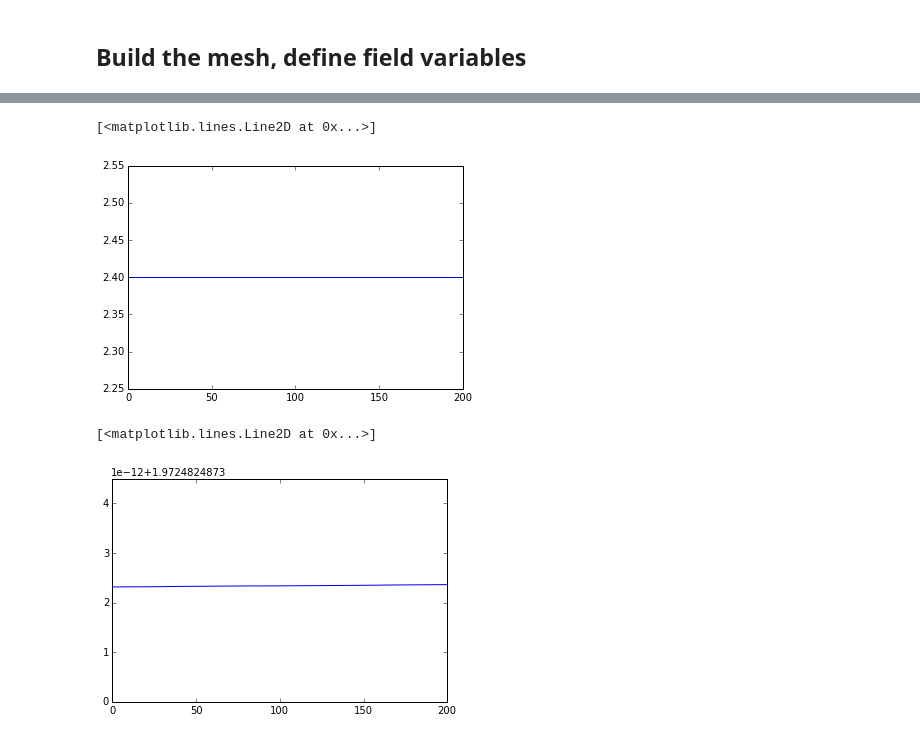
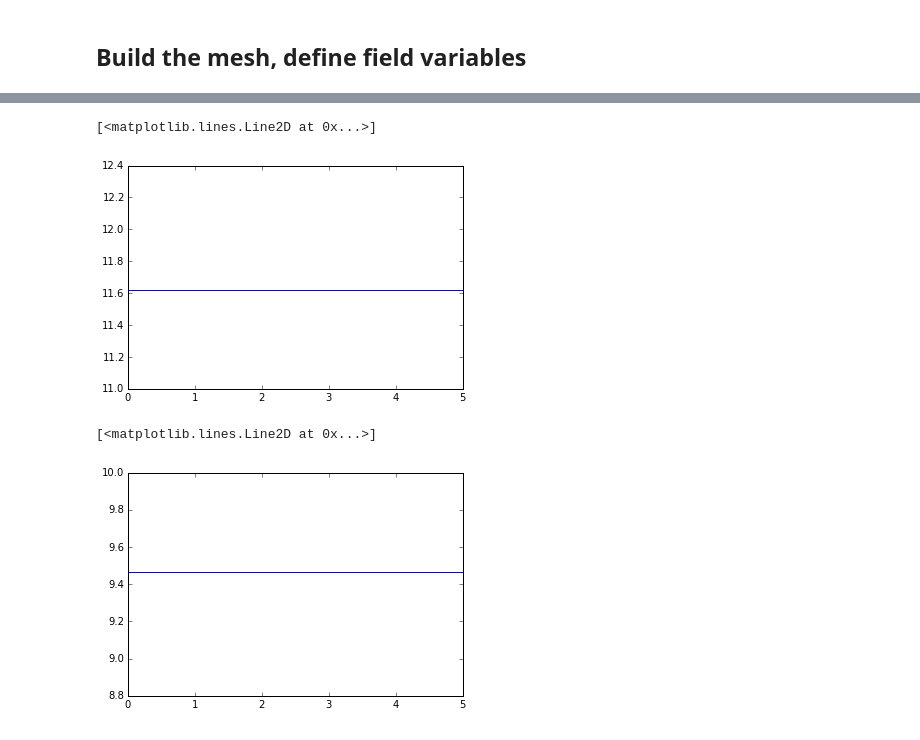
Before and after one commit to tkphd/KKS-binary-solidification, a Jupyter notebook: FiPy-KKS.ipynb, the cells around one changed output, grey strips where cells are left out. Cells and saved outputs as stored; diff of their text form; code cells hidden in the pictures.

```diff
--- a/FiPy-KKS.ipynb
+++ b/FiPy-KKS.ipynb
@@ -284,19 +520,16 @@ dt = Variable(1.0e-6) # initial timestep
 nx = ny = 64       # domain size
 dx = dy = 0.075    # mesh resolution
 
-
-# 1D Grid
-mesh = Grid1D(nx=nx, dx=dx)
-x = mesh.cellCenters
-dV = dx
-
 # 2D Grid
-#mesh = Grid2D(nx=nx, ny=ny, dx=dx, dy=dy)
-#x, y = mesh.cellCenters
-#dV = dx * dy
+mesh2 = Grid2D(nx=nx, ny=ny, dx=dx, dy=dy)
+dV = dx * dy
 
 # Scalar fields
-phase = CellVariable(mesh=mesh, hasOld=True)
-conc  = CellVariable(mesh=mesh, hasOld=True)
-Cs    = CellVariable(mesh=mesh, hasOld=True)
-Cl    = CellVariable(mesh=mesh, hasOld=True)
+phase2 = CellVariable(mesh=mesh2, hasOld=True)
+conc2  = CellVariable(mesh=mesh2, hasOld=True)
+Cs2    = CellVariable(mesh=mesh2, hasOld=True)
+Cl2    = CellVariable(mesh=mesh2, hasOld=True)
+
+# Equations of motion
+phaseEq2 = buildPhaseEquation(phase2, Cs2, Cl2)
+concEq2  = buildConcEquation(phase2, conc2, Cs2, Cl2)
@@ -432,8 +558,4 @@ The current numerical scheme only updates $C_S$ and $C_L$ after it finishes swee
 # %%
-# Prepare new run
-!rm data/FiPy/dump*.npz
-
-total_steps = 2000
 sweeps = 3
 tolerance = 0.05
 
@@ -442,8 +564,8 @@ current_step = 0
 
 solver = Solver()
 
-solidHistory = []
-massHistory = []
+solidHistory2 = []
+massHistory2 = []
 
-solidHistory.append( (np.array(phase.globalValue) > 0.5).sum() * dV )
-massHistory.append( (np.array(conc.globalValue)).sum() * dV )
+solidHistory2.append( (np.array(phase2.globalValue) > 0.5).sum() * dV )
+massHistory2.append(  (np.array( conc2.globalValue)).sum() * dV )
@@ -512,10 +584,10 @@ viewer.plot()
 # %%
-plt.plot(solidHistory)
+plt.plot(solidHistory2)
 # %% [output]
 [<matplotlib.lines.Line2D at 0x...>]
-[figure, old version]
+[figure, new version]
 # %%
-plt.plot(massHistory)
+plt.plot(massHistory2)
 # %% [output]
 [<matplotlib.lines.Line2D at 0x...>]
-[figure, old version]
+[figure, new version]
```
Also changed, not shown: parts of 31 cells of this notebook.
